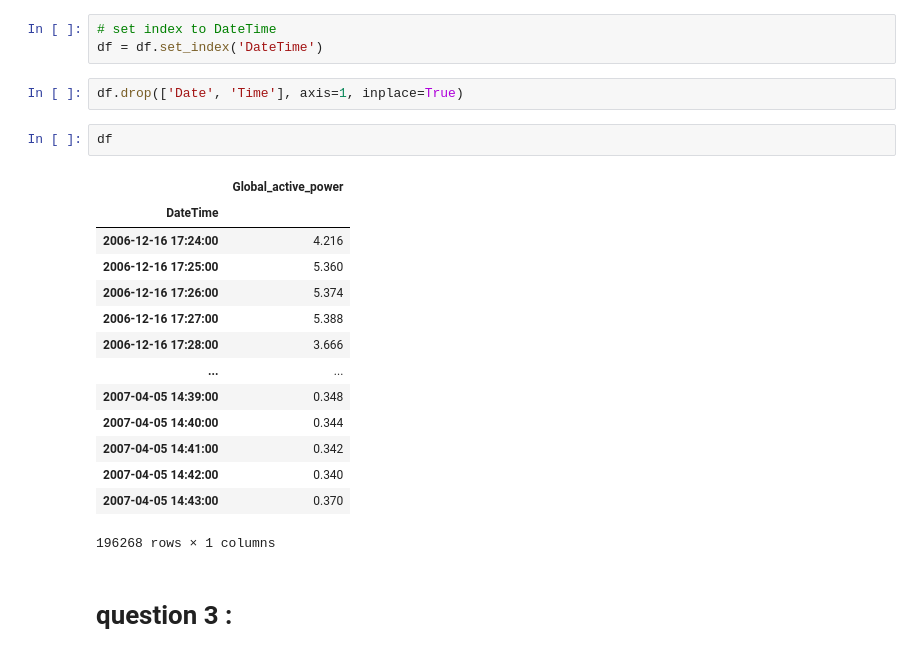
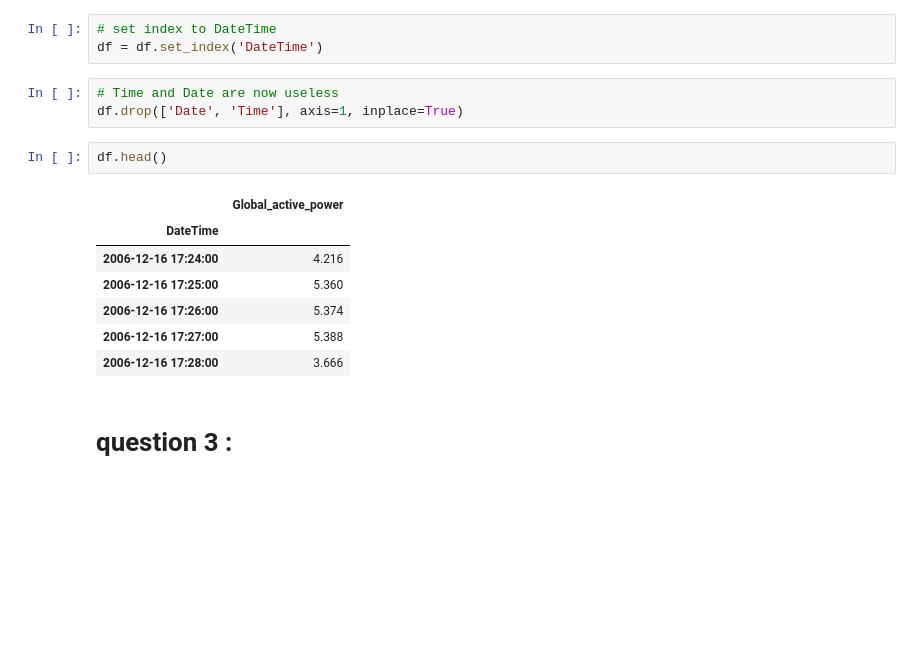
Before and after one commit to Badr-MOUFAD/DataCamp-Emines, a Jupyter notebook: TP-Emines-2.ipynb, the cells around one changed output. Cells and saved outputs as stored; diff of their text form; blank space fills up the shorter version.

```diff
--- a/TP-Emines-2.ipynb
+++ b/TP-Emines-2.ipynb
@@ -49,24 +50,18 @@ df['DateTime'] = pd.to_datetime(df['DateTime'])
 # set index to DateTime
 df = df.set_index('DateTime')
 # %%
+# Time and Date are now useless
 df.drop(['Date', 'Time'], axis=1, inplace=True)
 # %%
-df
+df.head()
 # %% [output]
 |  | Global_active_power |
 | DateTime |  |
 | 2006-12-16 17:24:00 | 4.216 |
 | 2006-12-16 17:25:00 | 5.360 |
 | 2006-12-16 17:26:00 | 5.374 |
 | 2006-12-16 17:27:00 | 5.388 |
 | 2006-12-16 17:28:00 | 3.666 |
-| ... | ... |
-| 2007-04-05 14:39:00 | 0.348 |
-| 2007-04-05 14:40:00 | 0.344 |
-| 2007-04-05 14:41:00 | 0.342 |
-| 2007-04-05 14:42:00 | 0.340 |
-| 2007-04-05 14:43:00 | 0.370 |
-196268 rows × 1 columns
 # %% [markdown]
 # question 3 :
 # %%
```
Also changed, not shown: parts of 27 cells of this notebook.
